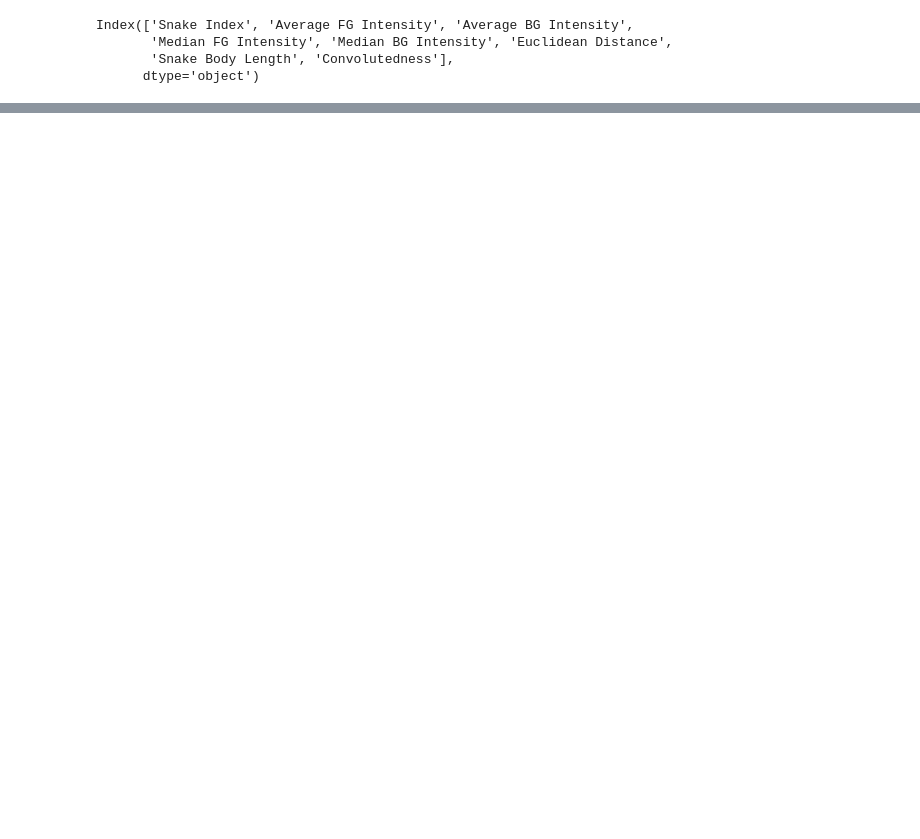
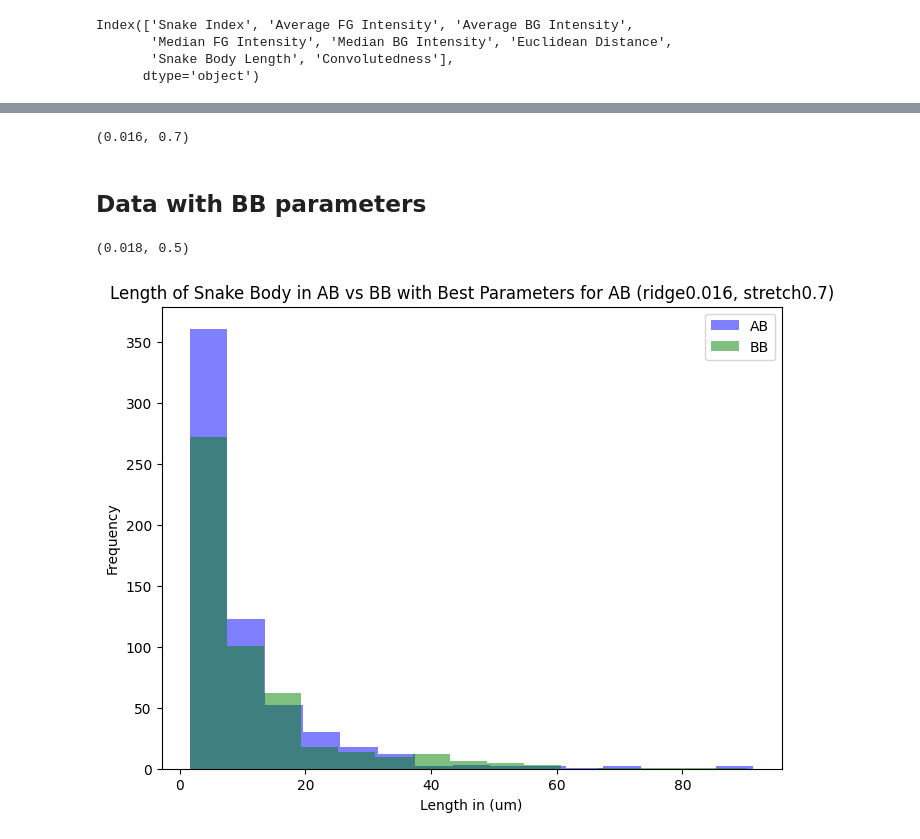
Before and after one commit to hsuyab/actin_seg, a Jupyter notebook: notebook/analysis.ipynb, the cells around one changed output, grey strips where cells are left out. Drawn from its saved outputs; the diff is of its cells as text; code cells hidden in the pictures; blank space fills up the shorter version.

```diff
--- a/notebook/analysis.ipynb
+++ b/notebook/analysis.ipynb
@@ -396,0 +405,25 @@ plt.show()
+# %%
+ridge_ab, stretch_ab
+# %% [output]
+(0.016, 0.7)
+# %%
+df_ab_p_ab_combined = pd.DataFrame()
+df_bb_p_ab_combined = pd.DataFrame()
+
+count_ab_p_ab = []
+count_bb_p_ab = []
+for i in soax_op_list:
+    if 'AB' in i:
+        if str(ridge_ab) in i and str(stretch_ab) in i:
+            df_ab_p_ab_combined = pd.concat([df_ab_p_ab_combined, pd.read_excel(i)], axis=0)
+            count_ab_p_ab.append(pd.read_excel(i).shape[0])
+    if 'BB' in i:
+        if str(ridge_ab) in i and str(stretch_ab) in i:
+            df_bb_p_ab_combined = pd.concat([df_bb_p_ab_combined, pd.read_excel(i)], axis=0)
+            count_bb_p_ab.append(pd.read_excel(i).shape[0])
+# %% [markdown]
+## Data with BB parameters
+# %%
+ridge_bb, stretch_bb
+# %% [output]
+(0.018, 0.5)
@@ -396,0 +447,12 @@ plt.show()
+# %%
+# Histogram 5: Snake Length Across Distributions
+fig, ax = plt.subplots(figsize=(8, 6))
+ax.hist(df_ab_p_ab_combined['Snake Body Length']*0.267, bins=15, alpha=0.5, label='AB', color='blue')
+ax.hist(df_bb_p_ab_combined['Snake Body Length']*0.267, bins=15, alpha=0.5, label='BB', color='green')
+ax.set_title(f'Length of Snake Body in AB vs BB with Best Parameters for AB (ridge{ridge_ab}, stretch{stretch_ab})')
+ax.set_xlabel('Length in (um)')
+ax.set_ylabel('Frequency')
+ax.legend()
+plt.show()
+# %% [output]
+[figure, added]
```
Also changed, not shown: parts of 48 cells of this notebook.
